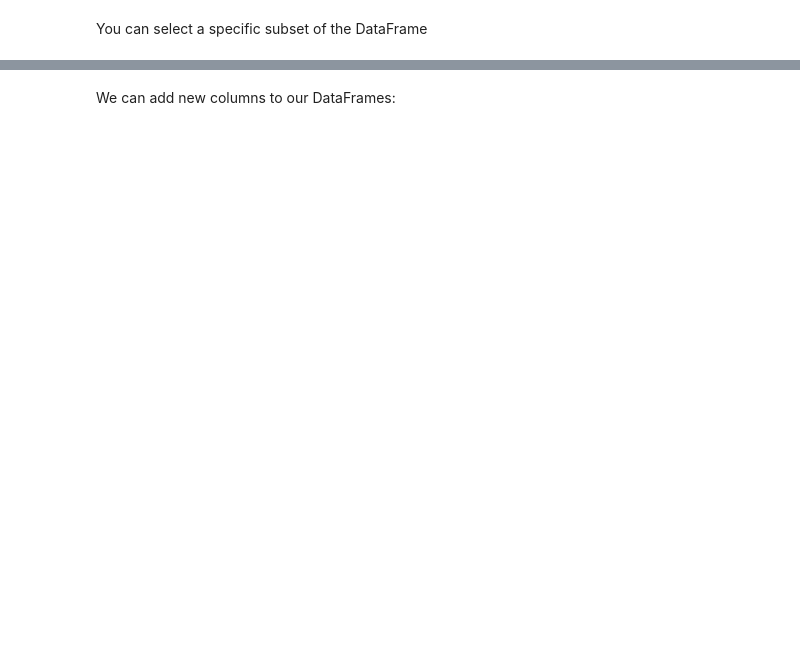
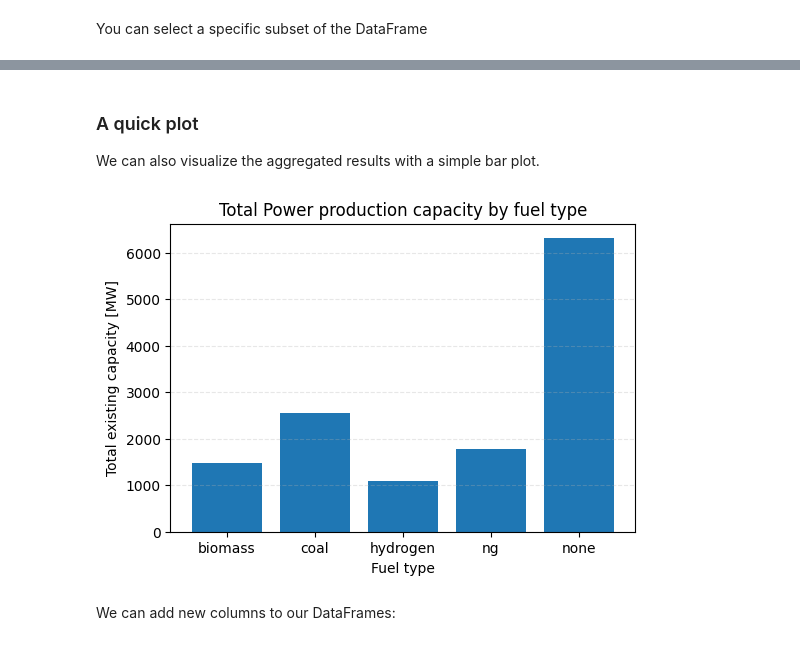
Before and after one commit to rezfa/Supply_Chain_Analytics_2026, a Jupyter notebook: 0_Getting_Started.ipynb, the cells around one changed output, grey strips where cells are left out. Saved outputs shown, nothing was run; the diff lists cells and outputs as text; code cells hidden in the pictures; blank space fills up the shorter version.

```diff
--- a/0_Getting_Started.ipynb
+++ b/0_Getting_Started.ipynb
@@ -107,0 +237,7 @@ Selected_Data
+# %%
+# Total existing capacity by fuel type
+capacity_by_fuel = (
+    df_csv.groupby("Fuel")["Existing_cap"].sum().reset_index()
+)
+
+capacity_by_fuel
@@ -108,3 +251,19 @@ Selected_Data
+# %% [markdown]
+### A quick plot
+
+We can also visualize the aggregated results with a simple bar plot.
+# %%
+import matplotlib.pyplot as plt
+
+plt.figure(figsize=(6,4))
+plt.bar(capacity_by_fuel["Fuel"], capacity_by_fuel["Existing_cap"])
+plt.xlabel("Fuel type")
+plt.ylabel("Total existing capacity [MW]")
+plt.title("Total Power production capacity by fuel type")
+plt.grid(axis="y", linestyle="--", alpha=0.3)
+plt.show()
+# %% [output]
+[figure, added]
 # %% [markdown]
 We can add new columns to our DataFrames:
 # %%
```
Also changed, not shown: parts of 21 cells of this notebook, 5 other files.
